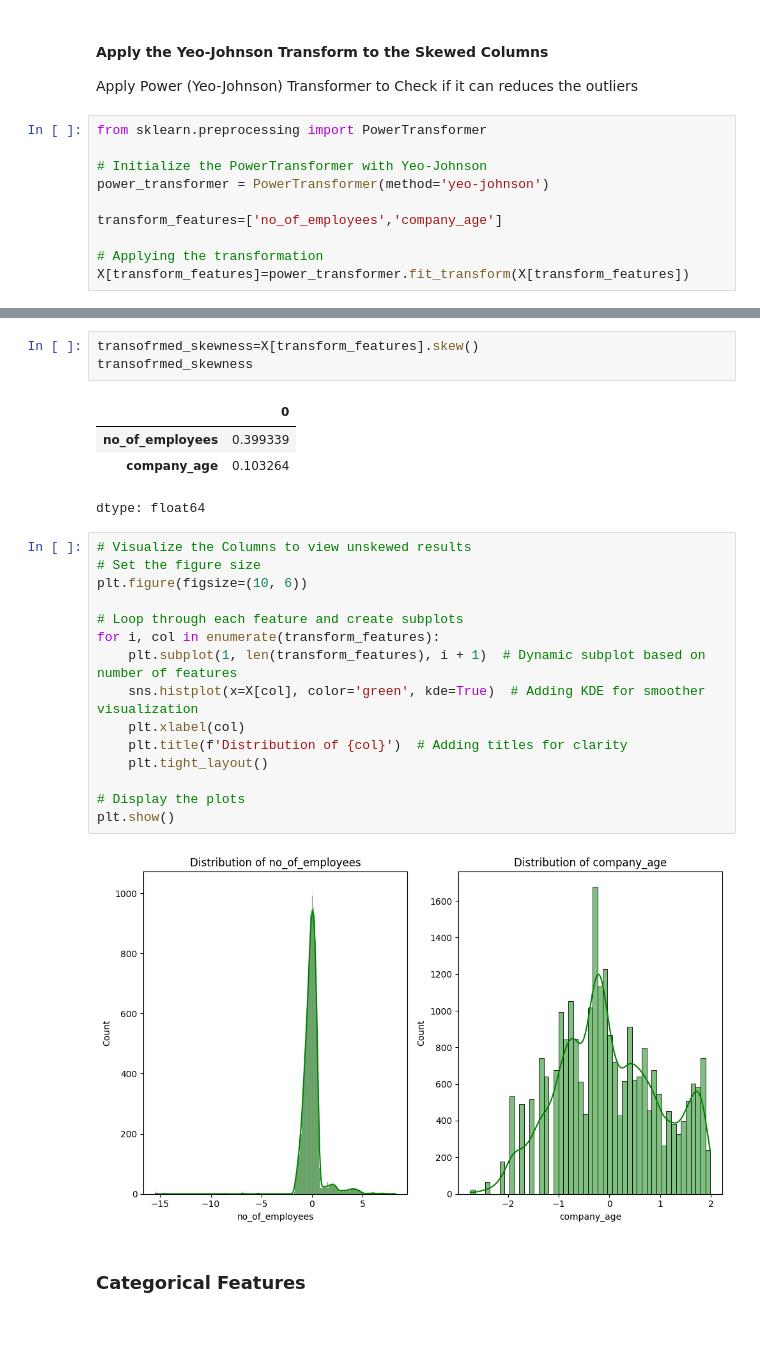
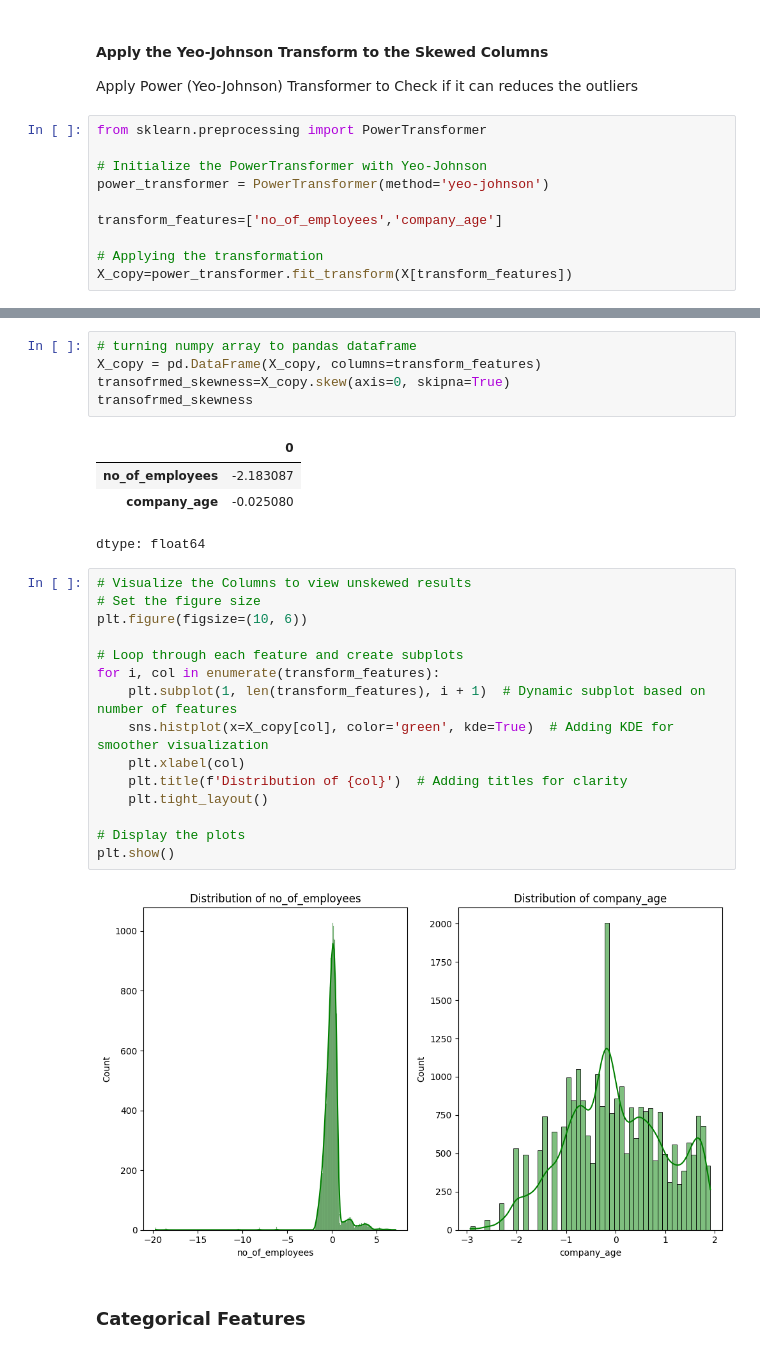
Before and after one commit to MRameezU/MLOPs_Classification_Problem, a Jupyter notebook: notebook/02_Feature_Engineering_&_Model_Training.ipynb, the cells around one changed output, grey strips where cells are left out. Saved outputs shown, nothing was run; the diff lists cells and outputs as text.

Commit message:
created and applied transform to features

```diff
--- a/notebook/02_Feature_Engineering_&_Model_Training.ipynb
+++ b/notebook/02_Feature_Engineering_&_Model_Training.ipynb
@@ -346,4 +345,4 @@ power_transformer = PowerTransformer(method='yeo-johnson')
 transform_features=['no_of_employees','company_age']
 
 # Applying the transformation
-X[transform_features]=power_transformer.fit_transform(X[transform_features])
+X_copy=power_transformer.fit_transform(X[transform_features])
@@ -350,28 +354,30 @@ X[transform_features]=power_transformer.fit_transform(X[transform_features])
 # %%
-transofrmed_skewness=X[transform_features].skew()
+# turning numpy array to pandas dataframe
+X_copy = pd.DataFrame(X_copy, columns=transform_features)
+transofrmed_skewness=X_copy.skew(axis=0, skipna=True)
 transofrmed_skewness
 # %% [output]
 |  | 0 |
-| no_of_employees | 0.399339 |
-| company_age | 0.103264 |
+| no_of_employees | -2.183087 |
+| company_age | -0.025080 |
 dtype: float64
 # %%
 # Visualize the Columns to view unskewed results
 # Set the figure size
 plt.figure(figsize=(10, 6))
 
 # Loop through each feature and create subplots
 for i, col in enumerate(transform_features):
     plt.subplot(1, len(transform_features), i + 1)  # Dynamic subplot based on number of features
-    sns.histplot(x=X[col], color='green', kde=True)  # Adding KDE for smoother visualization
+    sns.histplot(x=X_copy[col], color='green', kde=True)  # Adding KDE for smoother visualization
     plt.xlabel(col)
     plt.title(f'Distribution of {col}')  # Adding titles for clarity
     plt.tight_layout()
 
 # Display the plots
 plt.show()
 # %% [output]
-[figure, old version]
+[figure, new version]
 # %% [markdown]
 ### Categorical Features
 # %%
```
Also changed, not shown: parts of 9 cells of this notebook.
